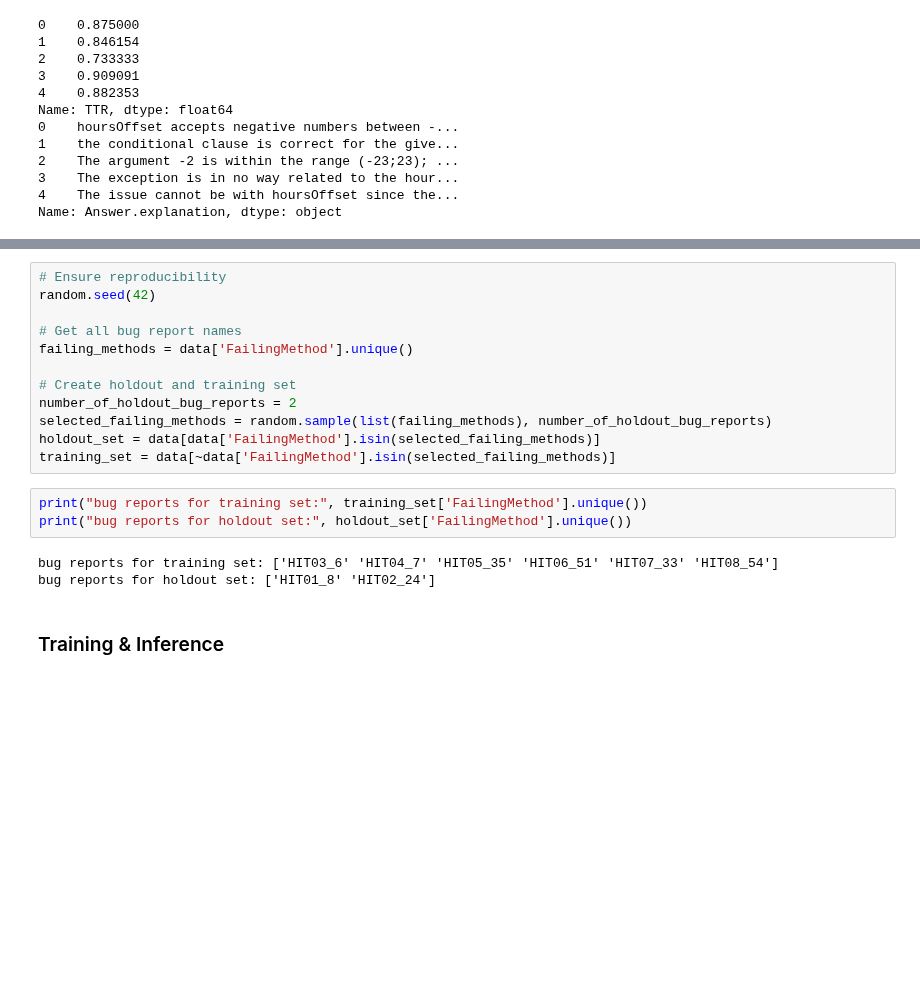
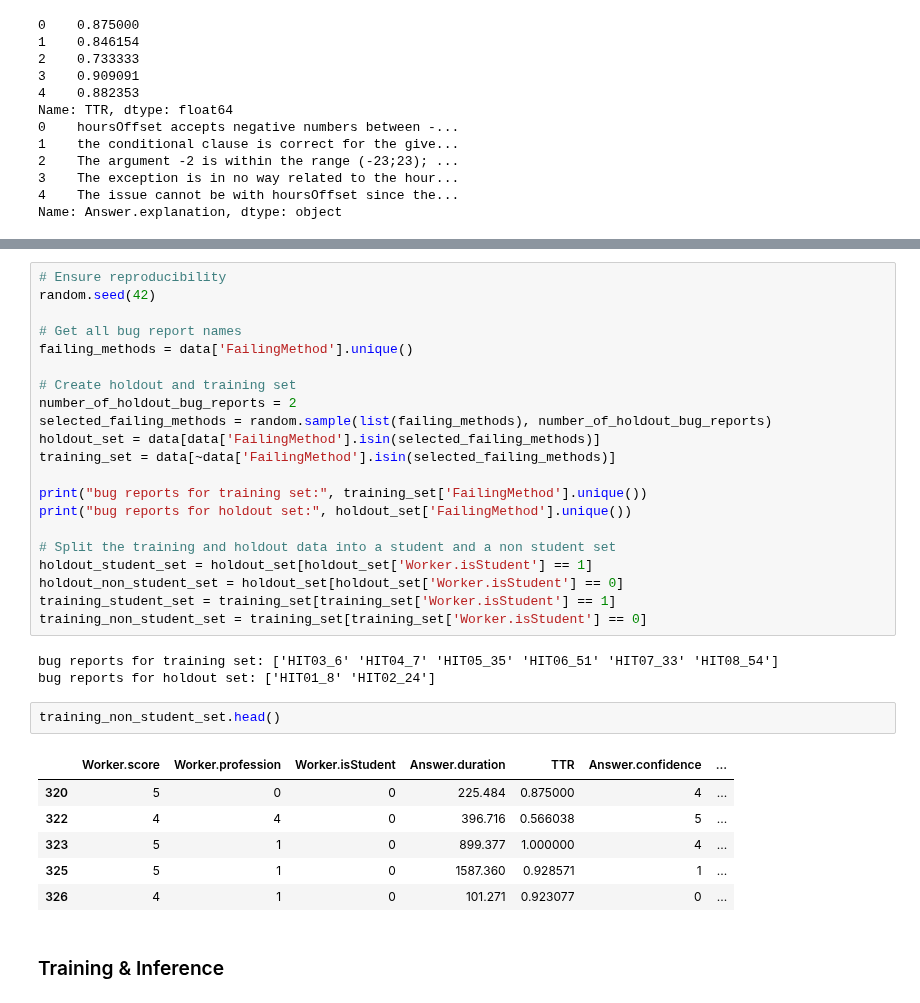
Before and after one commit to hpi-sam/ASE-GenAI, a Jupyter notebook: Belana-Ole/exercise3/notebook.ipynb, the cells around one changed output, grey strips where cells are left out. Saved outputs shown, nothing was run; the diff lists cells and outputs as text; blank space fills up the shorter version.

```diff
--- a/Belana-Ole/exercise3/notebook.ipynb
+++ b/Belana-Ole/exercise3/notebook.ipynb
@@ -91,12 +103,27 @@ number_of_holdout_bug_reports = 2
 selected_failing_methods = random.sample(list(failing_methods), number_of_holdout_bug_reports)
 holdout_set = data[data['FailingMethod'].isin(selected_failing_methods)]
 training_set = data[~data['FailingMethod'].isin(selected_failing_methods)]
+
+print("bug reports for training set:", training_set['FailingMethod'].unique())
+print("bug reports for holdout set:", holdout_set['FailingMethod'].unique())
+
+# Split the training and holdout data into a student and a non student set
+holdout_student_set = holdout_set[holdout_set['Worker.isStudent'] == 1]
+holdout_non_student_set = holdout_set[holdout_set['Worker.isStudent'] == 0]
+training_student_set = training_set[training_set['Worker.isStudent'] == 1]
+training_non_student_set = training_set[training_set['Worker.isStudent'] == 0]
+# %% [output]
+bug reports for training set: ['HIT03_6' 'HIT04_7' 'HIT05_35' 'HIT06_51' 'HIT07_33' 'HIT08_54']
+bug reports for holdout set: ['HIT01_8' 'HIT02_24']
-# %%
-print("bug reports for training set:", training_set['FailingMethod'].unique())
-print("bug reports for holdout set:", holdout_set['FailingMethod'].unique())
-# %% [output]
-bug reports for training set: ['HIT03_6' 'HIT04_7' 'HIT05_35' 'HIT06_51' 'HIT07_33' 'HIT08_54']
-bug reports for holdout set: ['HIT01_8' 'HIT02_24']
+# %%
+training_non_student_set.head()
+# %% [output]
+|  | Worker.score | Worker.profession | Worker.isStudent | Answer.duration | TTR | Answer.confidence | ... |
+| 320 | 5 | 0 | 0 | 225.484 | 0.875000 | 4 | ... |
+| 322 | 4 | 4 | 0 | 396.716 | 0.566038 | 5 | ... |
+| 323 | 5 | 1 | 0 | 899.377 | 1.000000 | 4 | ... |
+| 325 | 5 | 1 | 0 | 1587.360 | 0.928571 | 1 | ... |
+| 326 | 4 | 1 | 0 | 101.271 | 0.923077 | 0 | ... |
 # %% [markdown]
 ### Training & Inference
 # %%
```
Also changed, not shown: parts of 15 cells of this notebook.
